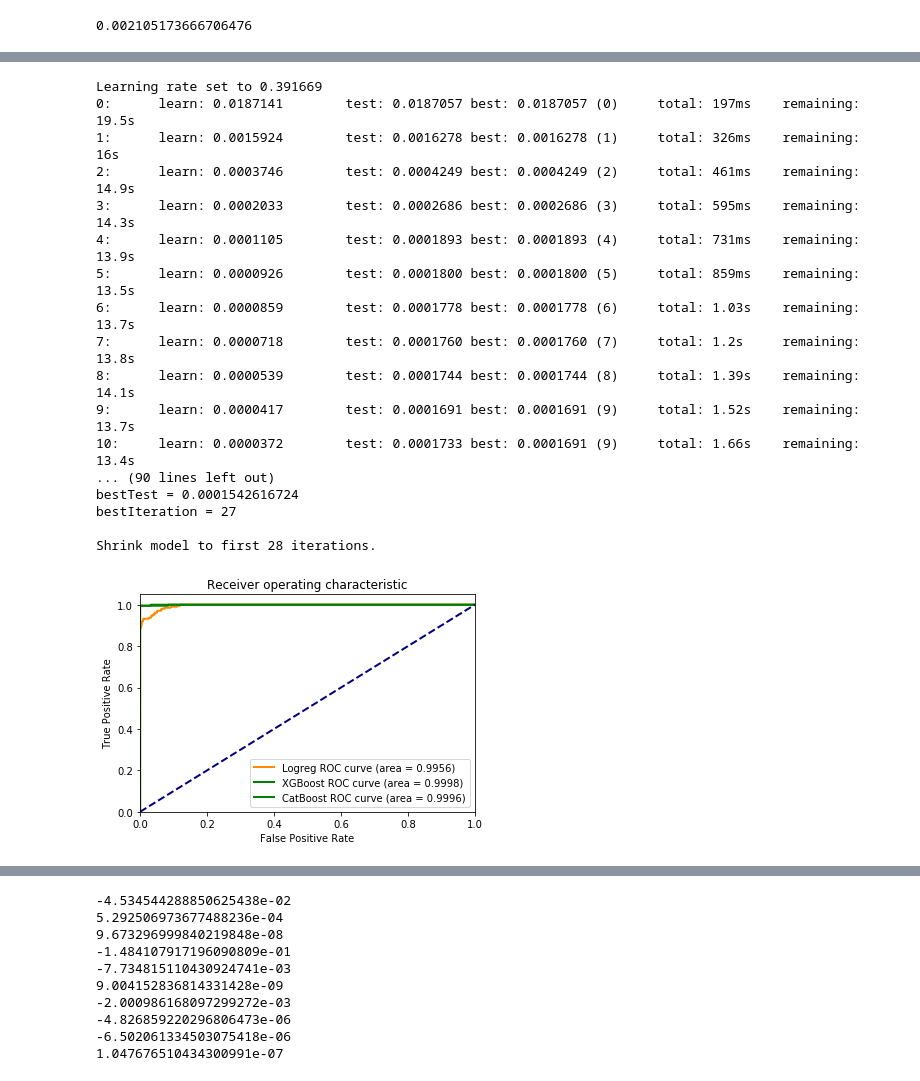
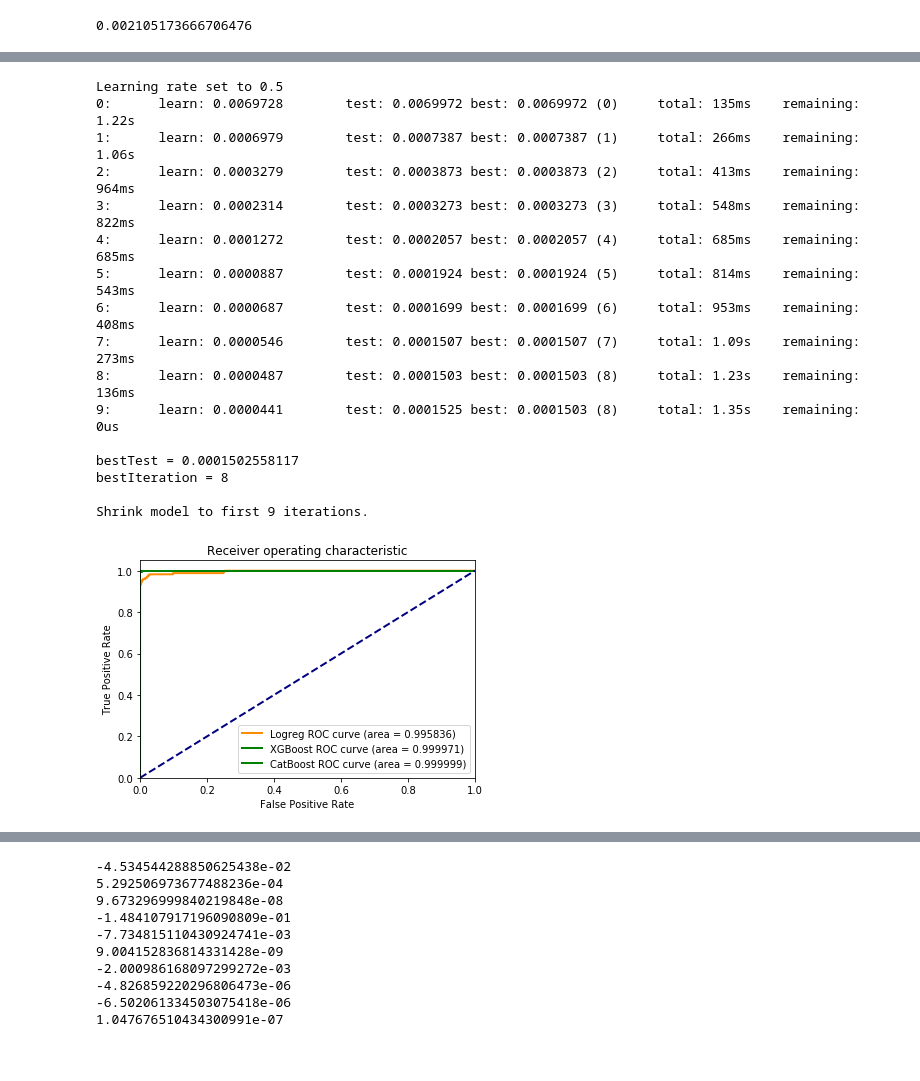
Before and after one commit to sdukshis/corehard2018, a Jupyter notebook: kdd99/train/KDD99.ipynb, the cells around one changed output, grey strips where cells are left out. Cells and saved outputs as stored; diff of their text form; code cells hidden in the pictures.

```diff
--- a/kdd99/train/KDD99.ipynb
+++ b/kdd99/train/KDD99.ipynb
@@ -109,22 +117,21 @@ bst = xgb.train(param, dtrain, num_rounds, evallist)
 # %%
 from catboost import CatBoostClassifier
 
-catbst = CatBoostClassifier(iterations=100).fit(X_train, y_train, eval_set=(X_test, y_test))
+catbst = CatBoostClassifier(iterations=10).fit(X_train, y_train, eval_set=(X_test, y_test))
 # %% [output]
-Learning rate set to 0.391669
-0:      learn: 0.0187141        test: 0.0187057 best: 0.0187057 (0)     total: 197ms    remaining: 19.5s
-1:      learn: 0.0015924        test: 0.0016278 best: 0.0016278 (1)     total: 326ms    remaining: 16s
-2:      learn: 0.0003746        test: 0.0004249 best: 0.0004249 (2)     total: 461ms    remaining: 14.9s
-3:      learn: 0.0002033        test: 0.0002686 best: 0.0002686 (3)     total: 595ms    remaining: 14.3s
-4:      learn: 0.0001105        test: 0.0001893 best: 0.0001893 (4)     total: 731ms    remaining: 13.9s
-5:      learn: 0.0000926        test: 0.0001800 best: 0.0001800 (5)     total: 859ms    remaining: 13.5s
-6:      learn: 0.0000859        test: 0.0001778 best: 0.0001778 (6)     total: 1.03s    remaining: 13.7s
-7:      learn: 0.0000718        test: 0.0001760 best: 0.0001760 (7)     total: 1.2s     remaining: 13.8s
-8:      learn: 0.0000539        test: 0.0001744 best: 0.0001744 (8)     total: 1.39s    remaining: 14.1s
-9:      learn: 0.0000417        test: 0.0001691 best: 0.0001691 (9)     total: 1.52s    remaining: 13.7s
-10:     learn: 0.0000372        test: 0.0001733 best: 0.0001691 (9)     total: 1.66s    remaining: 13.4s
-... (90 lines left out)
-bestTest = 0.0001542616724
-bestIteration = 27
+Learning rate set to 0.5
+0:      learn: 0.0069728        test: 0.0069972 best: 0.0069972 (0)     total: 135ms    remaining: 1.22s
+1:      learn: 0.0006979        test: 0.0007387 best: 0.0007387 (1)     total: 266ms    remaining: 1.06s
+2:      learn: 0.0003279        test: 0.0003873 best: 0.0003873 (2)     total: 413ms    remaining: 964ms
+3:      learn: 0.0002314        test: 0.0003273 best: 0.0003273 (3)     total: 548ms    remaining: 822ms
+4:      learn: 0.0001272        test: 0.0002057 best: 0.0002057 (4)     total: 685ms    remaining: 685ms
+5:      learn: 0.0000887        test: 0.0001924 best: 0.0001924 (5)     total: 814ms    remaining: 543ms
+6:      learn: 0.0000687        test: 0.0001699 best: 0.0001699 (6)     total: 953ms    remaining: 408ms
+7:      learn: 0.0000546        test: 0.0001507 best: 0.0001507 (7)     total: 1.09s    remaining: 273ms
+8:      learn: 0.0000487        test: 0.0001503 best: 0.0001503 (8)     total: 1.23s    remaining: 136ms
+9:      learn: 0.0000441        test: 0.0001525 best: 0.0001503 (8)     total: 1.35s    remaining: 0us
 
-Shrink model to first 28 iterations.
+bestTest = 0.0001502558117
+bestIteration = 8
+
+Shrink model to first 9 iterations.
@@ -133,34 +142,34 @@ from sklearn.metrics import roc_curve, auc, precision_recall_curve
 
 y_score_logreg = logreg.predict_proba(X_test)[:, 1]
 
 fpr_logreg, tpr_logreg, _ = roc_curve(y_test, y_score_logreg)
 roc_auc_logreg = auc(fpr_logreg, tpr_logreg)
 
 y_score_xgb = bst.predict(dtest)
 
 fpr_xgb, tpr_xgb, _ = roc_curve(y_test, y_score_xgb)
 roc_auc_xgb = auc(fpr_xgb, tpr_xgb)
 
 y_score_cat = catbst.predict_proba(X_test)[:, 1]
 
 fpr_cat, tpr_cat, _ = roc_curve(y_test, y_score_cat)
 roc_auc_cat = auc(fpr_cat, tpr_cat)
 
 plt.figure()
 lw = 2
 plt.plot(fpr_logreg, tpr_logreg, color='darkorange',
-         lw=lw, label='Logreg ROC curve (area = %0.4f)' % roc_auc_logreg)
+         lw=lw, label='Logreg ROC curve (area = %0.6f)' % roc_auc_logreg)
 plt.plot(fpr_xgb, tpr_xgb, color='green',
-         lw=lw, label='XGBoost ROC curve (area = %0.4f)' % roc_auc_xgb)
+         lw=lw, label='XGBoost ROC curve (area = %0.6f)' % roc_auc_xgb)
 plt.plot(fpr_cat, tpr_cat, color='green',
-         lw=lw, label='CatBoost ROC curve (area = %0.4f)' % roc_auc_cat)
+         lw=lw, label='CatBoost ROC curve (area = %0.6f)' % roc_auc_cat)
 plt.plot([0, 1], [0, 1], color='navy', lw=lw, linestyle='--')
 plt.xlim([0.0, 1.0])
 plt.ylim([0.0, 1.05])
 plt.xlabel('False Positive Rate')
 plt.ylabel('True Positive Rate')
 plt.title('Receiver operating characteristic')
 plt.legend(loc="lower right")
 plt.show()
 # %% [output]
-[figure, old version]
+[figure, new version]
```
Also changed, not shown: parts of 7 cells of this notebook, 13 other files.
